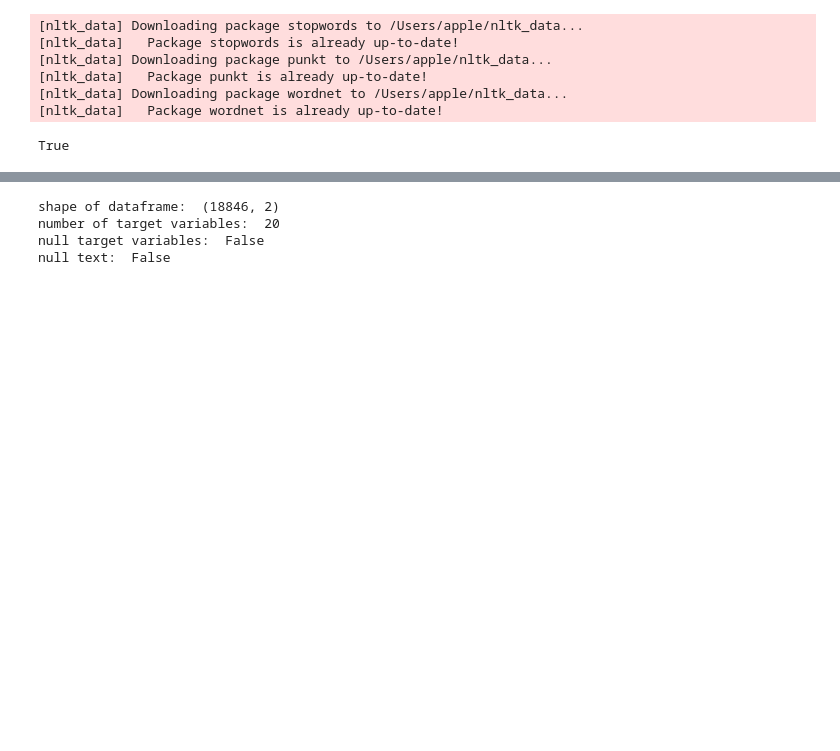
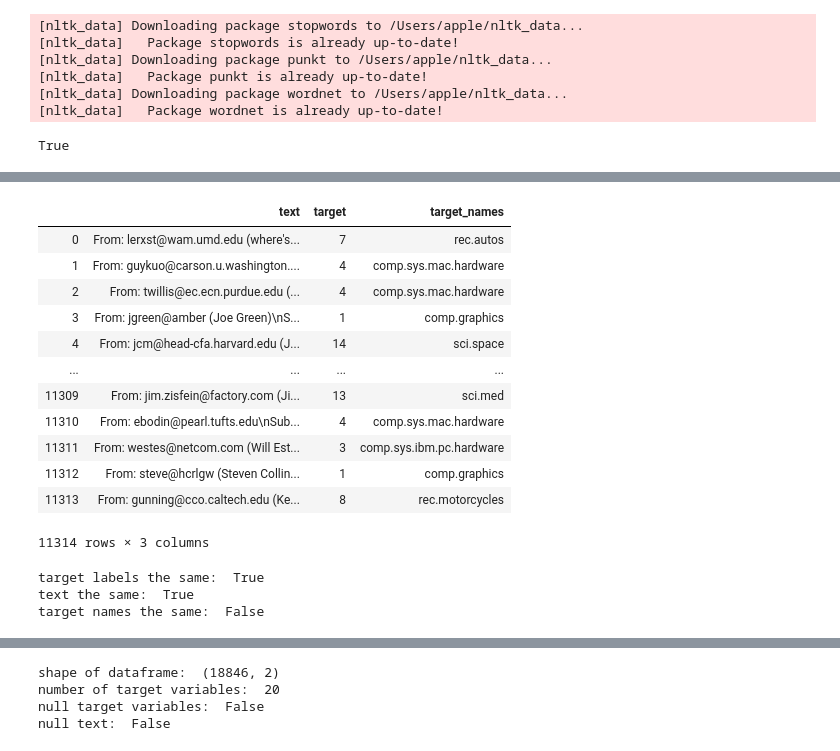
Before and after one commit to joekryan/NLP_Project, a Jupyter notebook: Workbook1.ipynb, the cells around one changed output, grey strips where cells are left out. Saved outputs shown, nothing was run; the diff lists cells and outputs as text; code cells hidden in the pictures; blank space fills up the shorter version.

```diff
--- a/Workbook1.ipynb
+++ b/Workbook1.ipynb
@@ -50,0 +74,26 @@ True
+# %%
+df1 = pd.read_json ("https://raw.githubusercontent.com/selva86/datasets/master/newsgroups.json")
+df1.columns = ['text','target','target_names']
+df1
+# %% [output]
+|  | text | target | target_names |
+| 0 | From: lerxst@wam.umd.edu (where's... | 7 | rec.autos |
+| 1 | From: guykuo@carson.u.washington.... | 4 | comp.sys.mac.hardware |
+| 2 | From: twillis@ec.ecn.purdue.edu (... | 4 | comp.sys.mac.hardware |
+| 3 | From: jgreen@amber (Joe Green)\nS... | 1 | comp.graphics |
+| 4 | From: jcm@head-cfa.harvard.edu (J... | 14 | sci.space |
+| ... | ... | ... | ... |
+| 11309 | From: jim.zisfein@factory.com (Ji... | 13 | sci.med |
+| 11310 | From: ebodin@pearl.tufts.edu\nSub... | 4 | comp.sys.mac.hardware |
+| 11311 | From: westes@netcom.com (Will Est... | 3 | comp.sys.ibm.pc.hardware |
+| 11312 | From: steve@hcrlgw (Steven Collin... | 1 | comp.graphics |
+| 11313 | From: gunning@cco.caltech.edu (Ke... | 8 | rec.motorcycles |
+11314 rows × 3 columns
+# %%
+print('target labels the same: ',(df['target'] == df1['target']).all())
+print('text the same: ',(df['text'] == df1['text']).all())
+print('target names the same: ',(df['target_names'] == df1['target_names']).all())
+# %% [output]
+target labels the same:  True
+text the same:  True
+target names the same:  False
```
Also changed, not shown: parts of 23 cells of this notebook, 5 other files.
